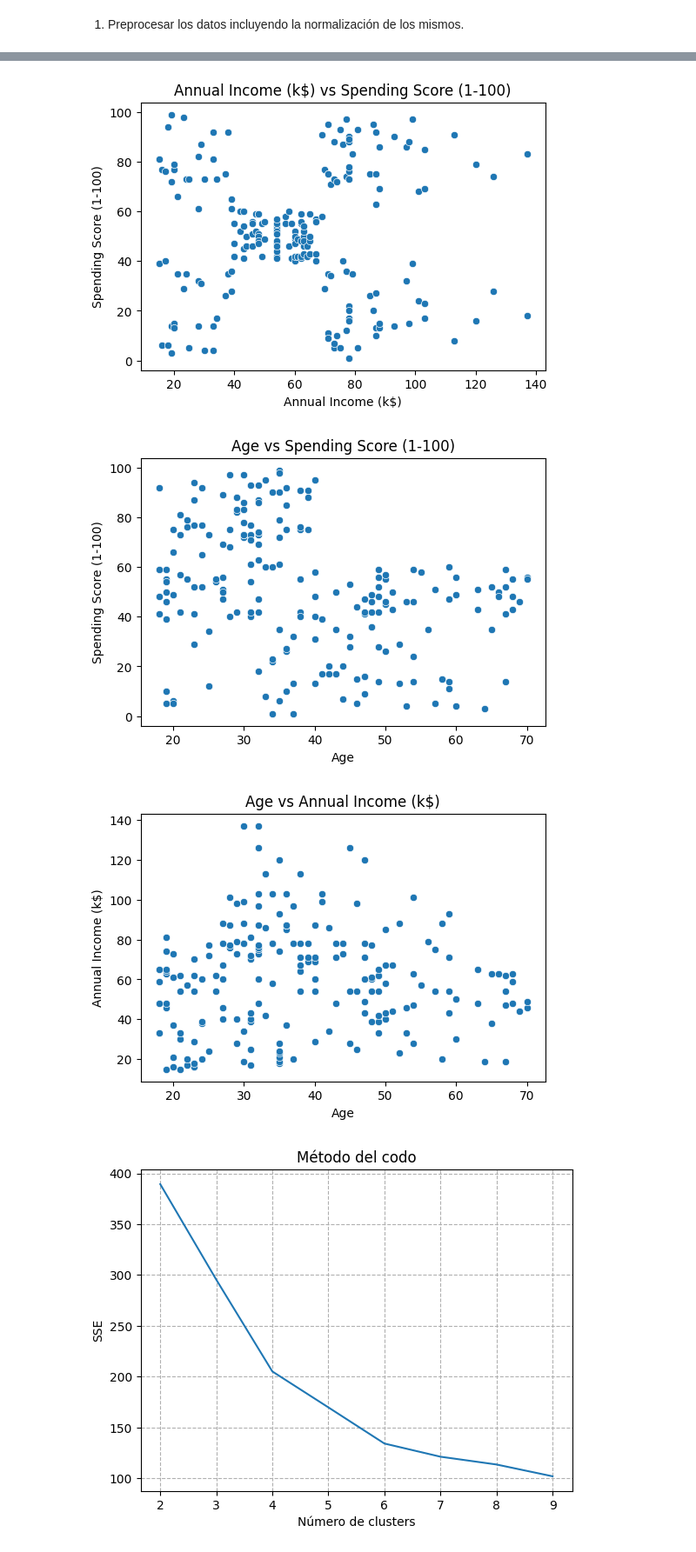
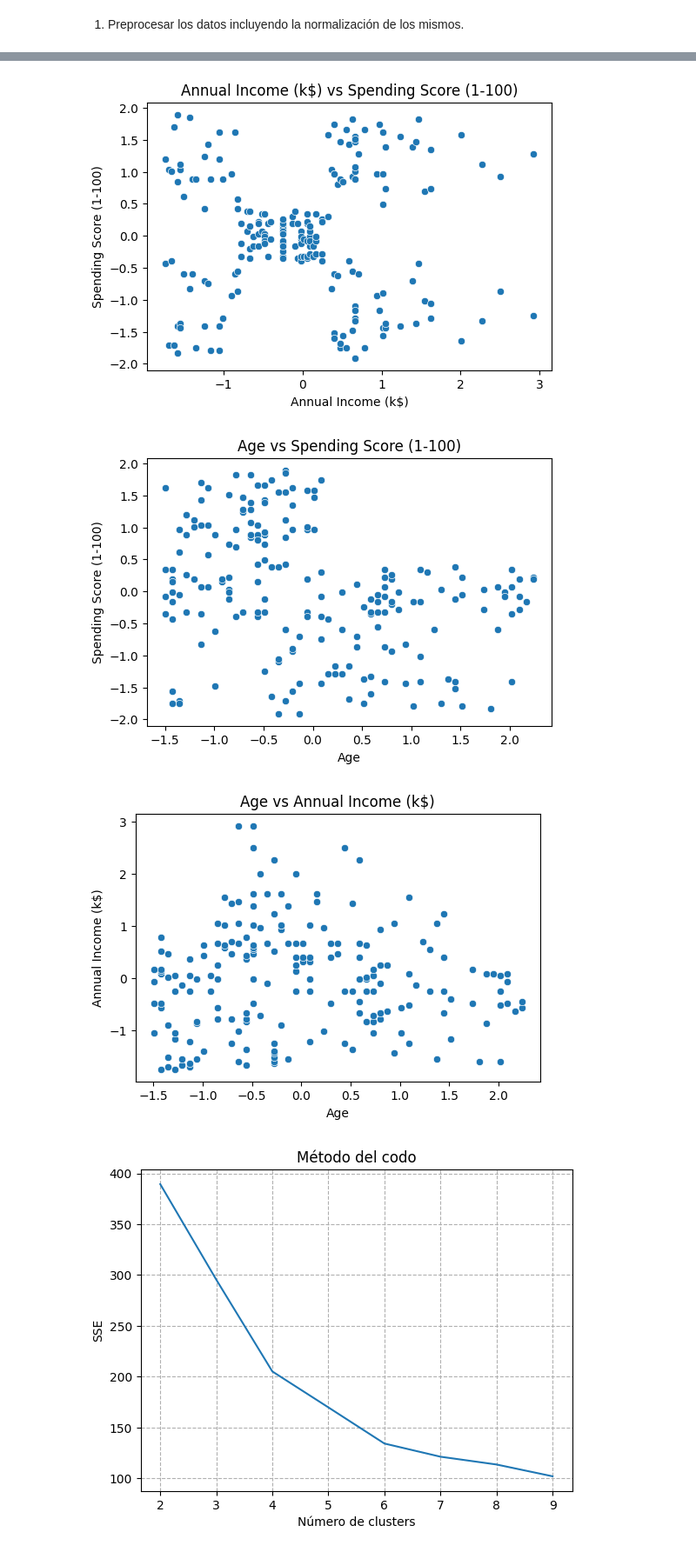
Before and after one commit to TauberF/AnalisisDeDatos, a Jupyter notebook: Practico5/Practico5_parte2.ipynb, the cells around one changed output, grey strips where cells are left out. Shown: that part at 87% size. Cells and saved outputs as stored; diff of their text form; code cells hidden in the pictures.

```diff
--- a/Practico5/Practico5_parte2.ipynb
+++ b/Practico5/Practico5_parte2.ipynb
@@ -19,9 +19,12 @@ for col in df.columns:
 # Seleccionar columnas de interés
 datos = df[['Age', 'Annual Income (k$)', 'Spending Score (1-100)']]
 
-# Normalizar los datos
 scaler = StandardScaler()
 datos_normalizados = scaler.fit_transform(datos)
+
+df_datos_normalizados = pd.DataFrame(datos_normalizados, columns=datos.columns)
+
+df_datos_normalizados
 # %% [output]
 <class 'pandas.core.frame.DataFrame'>
 RangeIndex: 200 entries, 0 to 199
@@ -48,28 +64,28 @@ Spending Score (1-100): 84
 # %%
 import matplotlib.pyplot as plt
 import seaborn as sns
 
 # Gráfico Anual Income (k$) vs Spending Score (1-100)
 plt.figure(figsize=(6, 4))
-sns.scatterplot(x=df['Annual Income (k$)'], y=df['Spending Score (1-100)'])
+sns.scatterplot(x=df_datos_normalizados['Annual Income (k$)'], y=df_datos_normalizados['Spending Score (1-100)'])
 plt.title("Annual Income (k$) vs Spending Score (1-100)")
 plt.show()
 
 # Gráfico Age vs Spending Score (1-100)
 plt.figure(figsize=(6, 4))
-sns.scatterplot(x=df['Age'], y=df['Spending Score (1-100)'])
+sns.scatterplot(x=df_datos_normalizados['Age'], y=df_datos_normalizados['Spending Score (1-100)'])
 plt.title("Age vs Spending Score (1-100)")
 plt.show()
 
 # Gráfico Age vs Annual Income (k$)
 plt.figure(figsize=(6, 4))
-sns.scatterplot(x=df['Age'], y=df['Annual Income (k$)'])
+sns.scatterplot(x=df_datos_normalizados['Age'], y=df_datos_normalizados['Annual Income (k$)'])
 plt.title("Age vs Annual Income (k$)")
 plt.show()
 # %% [output]
-[figure, old version]
+[figure, new version]
-[figure, old version]
+[figure, new version]
-[figure, old version]
+[figure, new version]
 # %%
 # Función para calcular el método del codo
 def metodo_codo(data, max_clusters=10):
```
Also changed, not shown: parts of 7 cells of this notebook, 1 other file.
